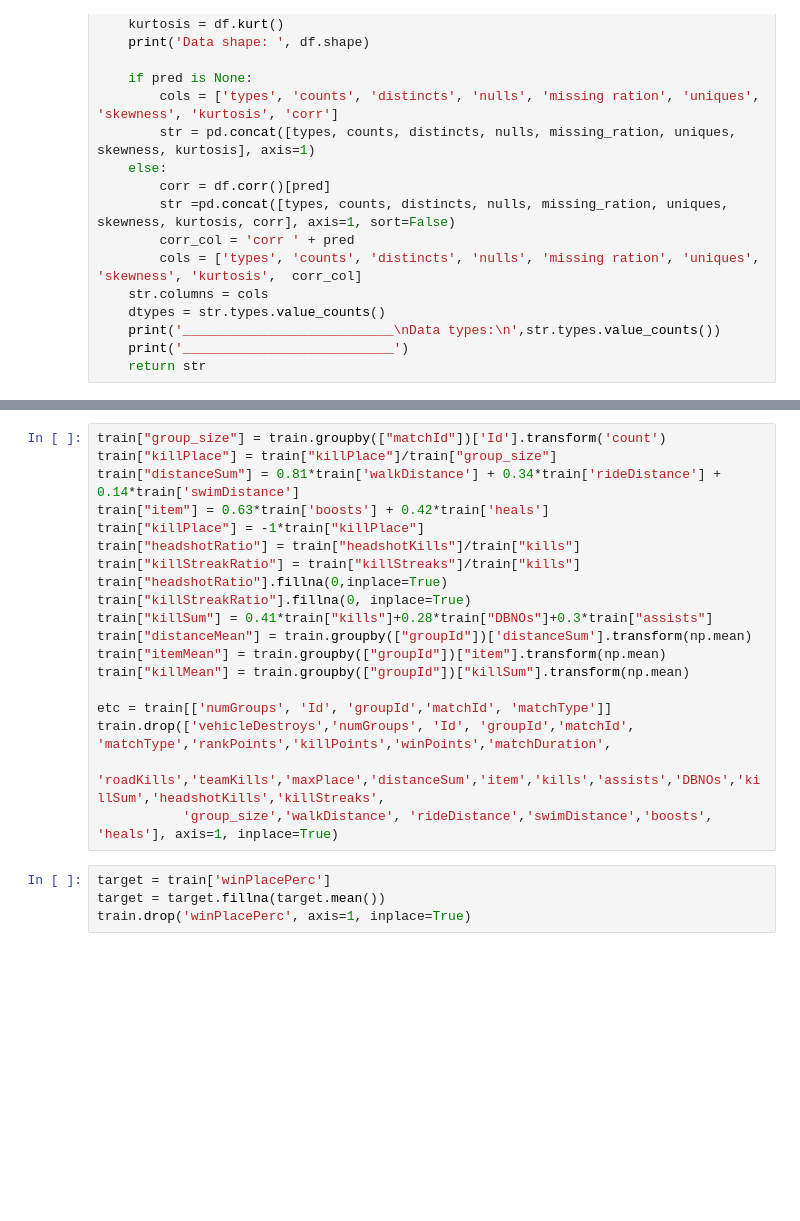
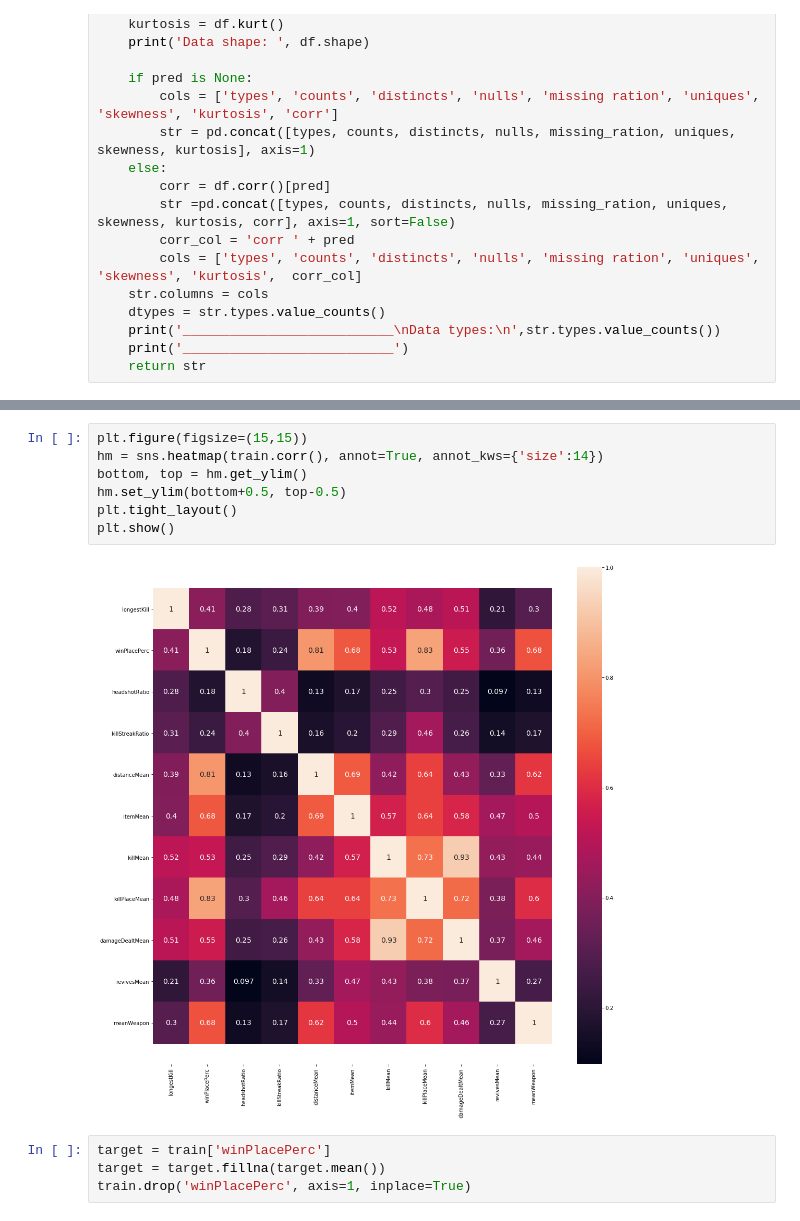
Before and after one commit to shjas94/ML_Study, a Jupyter notebook: Pubg_Kaggle.ipynb, the cells around one changed output, grey strips where cells are left out. Drawn from its saved outputs; the diff is of its cells as text; blank space fills up the shorter version.

```diff
--- a/Pubg_Kaggle.ipynb
+++ b/Pubg_Kaggle.ipynb
@@ -92,22 +109,12 @@ ___________________________
-# %%
-train["group_size"] = train.groupby(["matchId"])['Id'].transform('count')
-train["killPlace"] = train["killPlace"]/train["group_size"]
-train["distanceSum"] = 0.81*train['walkDistance'] + 0.34*train['rideDistance'] + 0.14*train['swimDistance']
-train["item"] = 0.63*train['boosts'] + 0.42*train['heals']
-train["killPlace"] = -1*train["killPlace"]
-train["headshotRatio"] = train["headshotKills"]/train["kills"]
-train["killStreakRatio"] = train["killStreaks"]/train["kills"]
-train["headshotRatio"].fillna(0,inplace=True)
-train["killStreakRatio"].fillna(0, inplace=True)
-train["killSum"] = 0.41*train["kills"]+0.28*train["DBNOs"]+0.3*train["assists"]
-train["distanceMean"] = train.groupby(["groupId"])['distanceSum'].transform(np.mean)
-train["itemMean"] = train.groupby(["groupId"])["item"].transform(np.mean)
-train["killMean"] = train.groupby(["groupId"])["killSum"].transform(np.mean)
-
-etc = train[['numGroups', 'Id', 'groupId','matchId', 'matchType']]
-train.drop(['vehicleDestroys','numGroups', 'Id', 'groupId','matchId', 'matchType','rankPoints','killPoints','winPoints','matchDuration',
-           'roadKills','teamKills','maxPlace','distanceSum','item','kills','assists','DBNOs','killSum','headshotKills','killStreaks',
-           'group_size','walkDistance', 'rideDistance','swimDistance','boosts', 'heals'], axis=1, inplace=True)
+# %%
+plt.figure(figsize=(15,15))
+hm = sns.heatmap(train.corr(), annot=True, annot_kws={'size':14})
+bottom, top = hm.get_ylim()
+hm.set_ylim(bottom+0.5, top-0.5)
+plt.tight_layout()
+plt.show()
+# %% [output]
+[figure, added]
 # %%
 target = train['winPlacePerc']
 target = target.fillna(target.mean())
```
Also changed, not shown: parts of 10 cells of this notebook.
